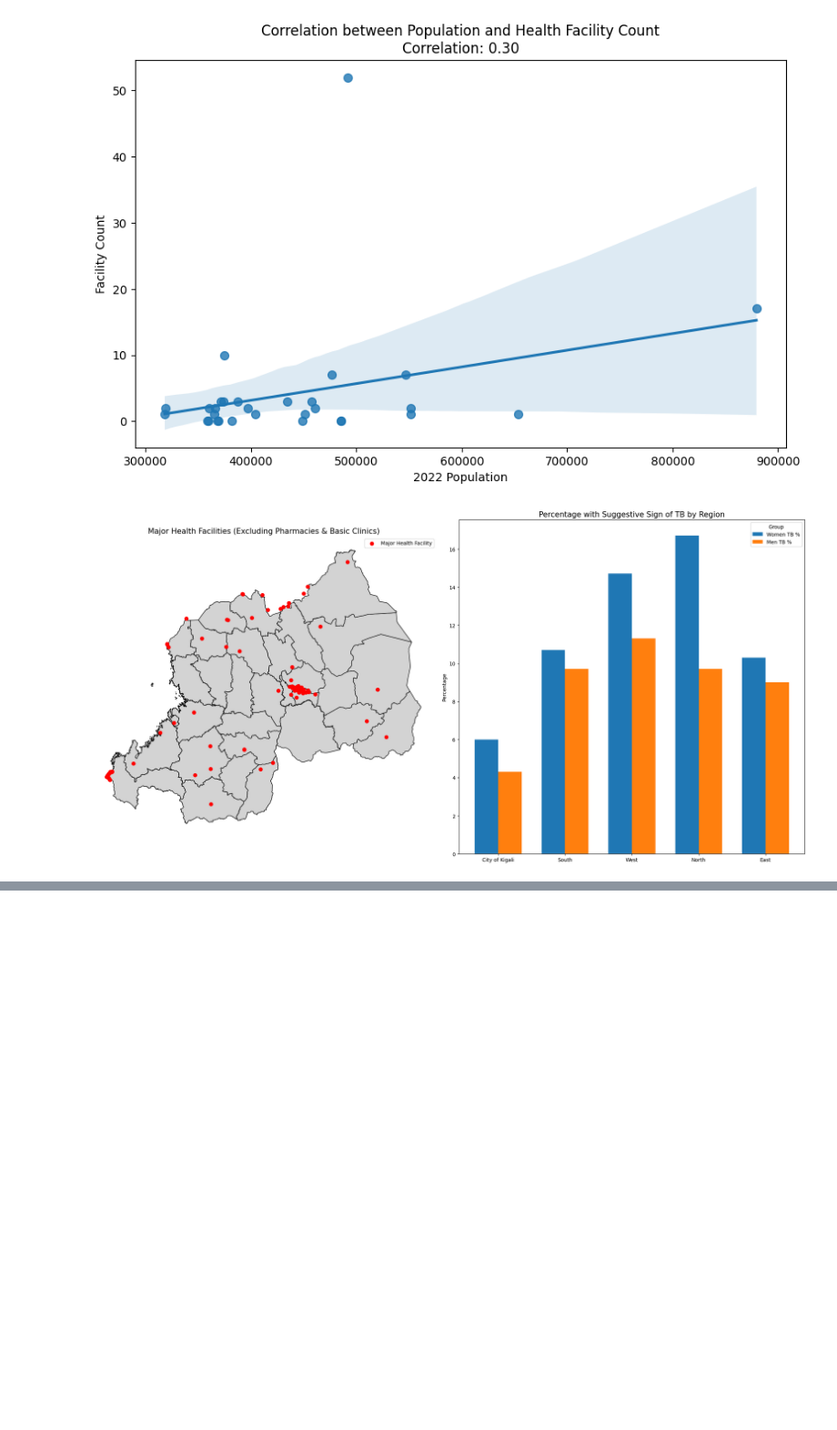
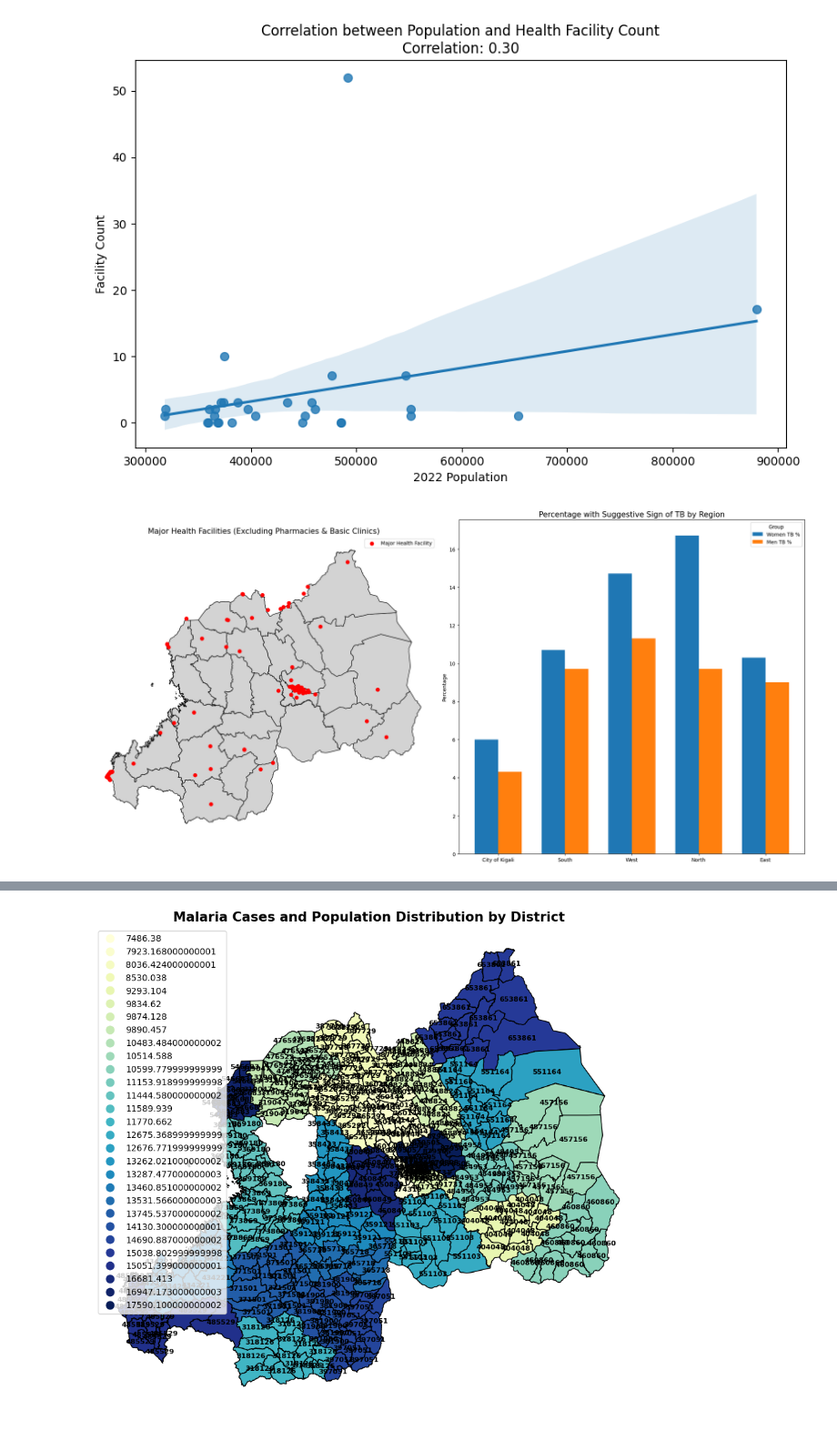
Before and after one commit to FonyaBrandone/MBDA_Research, a Jupyter notebook: dataAnalysis.ipynb, the cells around one changed output, grey strips where cells are left out. Shown at 91% size. Saved outputs shown, nothing was run; the diff lists cells and outputs as text; code cells hidden in the pictures; blank space fills up the shorter version.

```diff
--- a/dataAnalysis.ipynb
+++ b/dataAnalysis.ipynb
@@ -312,0 +383,78 @@ KeyError: 'Province'
+# %%
+
+malaria_data = pd.read_excel("Malaria_Prevalence_Rwanda_DHS_2019-20.xlsx")
+
+province_malaria_data = malaria_data.loc[
+    malaria_data["Background Characteristic"].isin(["City of Kigali", "South", "West", "North", "East"])
+].copy()
+
+province_malaria_data.rename(columns={
+    "Background Characteristic": "Province",
+    "Malaria Prevalence According to RDT (%)": "Malaria Prevalence (%)",
+    "Number of Women (RDT)": "Number of Women"
+}, inplace=True)
+
+
+province_mapping = {
+    "City of Kigali": "KIGALI CITY",
+    "South": "SOUTHERN PROVINCE",
+    "West": "WESTERN PROVINCE",
+    "North": "NORTHERN PROVINCE",
+    "East": "EASTERN PROVINCE"
+}
+province_malaria_data["Province"] = province_malaria_data["Province"].map(province_mapping)
+
+population_df = pd.read_excel("population_distribution.xlsx", engine="openpyxl")
+population_df.columns = ['Province/City', 'District', '2002 Population', '2012 Population', '2022 Population']
+
+population_df['Province/City'] = population_df['Province/City'].str.strip().str.upper()
+population_df['District'] = population_df['District'].str.strip().str.upper()
+
+sectors = gpd.read_file("province_sector_shapefile/rwa_sector/Sector.shp")
+sectors['District'] = sectors['District'].str.strip().str.upper()
+sectors['Province'] = sectors['Province'].str.strip().str.upper()
+
+district_to_province_mapping = sectors[['District', 'Province']].drop_duplicates().set_index('District')['Province'].to_dict()
+population_df['Province'] = population_df['Province/City'].map(district_to_province_mapping)
+
+province_population = population_df.groupby('Province')['2022 Population'].sum().reset_index()
+province_population.rename(columns={'2022 Population': 'Province Population'}, inplace=True)
+
+malaria_merged = province_malaria_data.merge(province_population, on='Province', how='left')
+
+population_df = population_df.merge(malaria_merged[['Province', 'Malaria prevalence according to RDT (%)']], on='Province', how='left')
+
+province_population = population_df.groupby('Province')['2022 Population'].sum().reset_index()
+province_population.rename(columns={'2022 Population': 'Province Population'}, inplace=True)
+
+population_df = population_df.merge(province_population, on='Province', how='left')
+population_df['District Malaria Cases'] = (
+    (population_df['2022 Population'] / population_df['Province Population']) *
+    (population_df['Malaria prevalence according to RDT (%)'] / 100 * population_df['Province Population'])
+)
+
+final_data = sectors.merge(population_df, left_on='District', right_on='Province/City', how='left')
+
+fig, ax = plt.subplots(1, 1, figsize=(14, 10))
+final_data.plot(column='District Malaria Cases', ax=ax, legend=True, cmap='YlGnBu', edgecolor='black')
+
+for idx, row in final_data.iterrows():
+    if not pd.isna(row['District Malaria Cases']) and not pd.isna(row['2022 Population']):
+        centroid = row['geometry'].centroid
+        malaria_cases = int(row['District Malaria Cases'])
+        pop_value = int(row['2022 Population'])
+        label = pop_value
+        ax.annotate(label, xy=(centroid.x, centroid.y),
+                    horizontalalignment='center', fontsize=8, fontweight='bold', color='black')
+
+ax.set_title("Malaria Cases and Population Distribution by District", fontsize=15, weight='bold')
+ax.axis('off')
+plt.show()
+
+summary_table = population_df[['Province/City', 'Province', '2022 Population', 'District Malaria Cases']].copy()
+summary_table['2022 Population'] = summary_table['2022 Population'].astype(int).apply(lambda x: f"{x:,}")
+summary_table['District Malaria Cases'] = summary_table['District Malaria Cases'].apply(lambda x: f"{x:,.2f}")
+
+print(summary_table)
+# %% [output]
+[figure, added]
```
Also changed, not shown: parts of 7 cells of this notebook.
